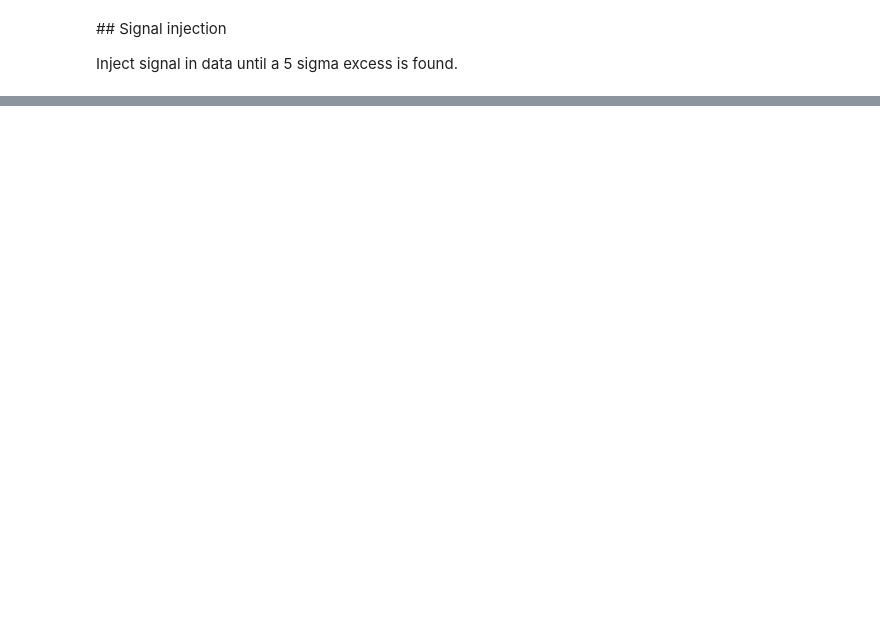
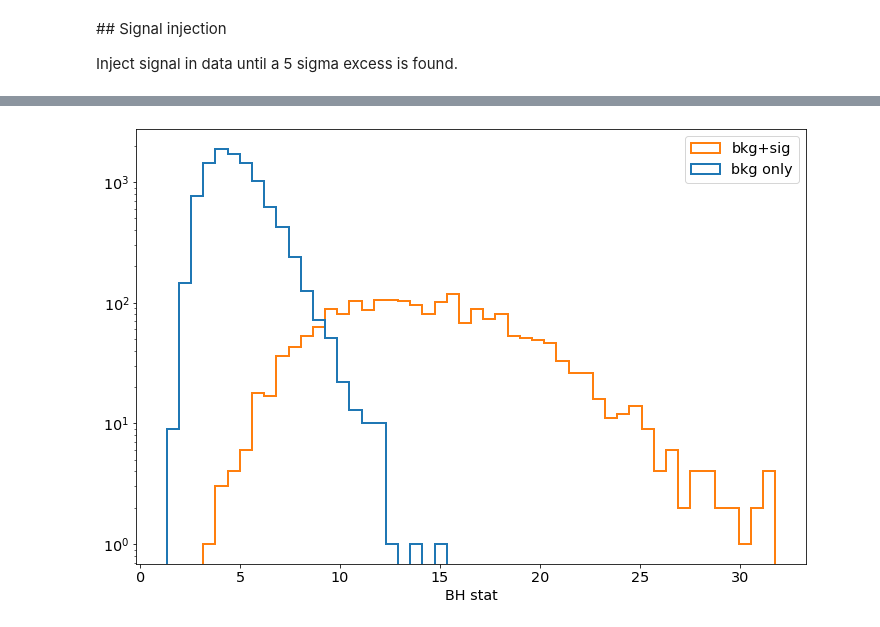
Before and after one commit to scikit-hep/pyBumpHunter, a Jupyter notebook: example/example.ipynb, the cells around one changed output, grey strips where cells are left out. Drawn from its saved outputs; the diff is of its cells as text; code cells hidden in the pictures; blank space fills up the shorter version.

```diff
--- a/example/example.ipynb
+++ b/example/example.ipynb
@@ -171,0 +182,17 @@ hunter.plot_inject()
+# %%
+F = plt.figure(figsize=(12,8))
+plt.hist(
+    [hunter.t_ar[:hunter.npe],hunter.t_ar[hunter.npe:]],
+    bins=50,
+    histtype='step',
+    lw=2,
+    label=['bkg only', 'bkg+sig']
+)
+plt.legend(fontsize='x-large')
+plt.xlabel('BH stat', size='x-large')
+plt.xticks(fontsize='x-large')
+plt.yticks(fontsize='x-large')
+plt.yscale('log')
+plt.show()
+# %% [output]
+[figure, added]
```
Also changed, not shown: parts of 8 cells of this notebook, 9 other files.
